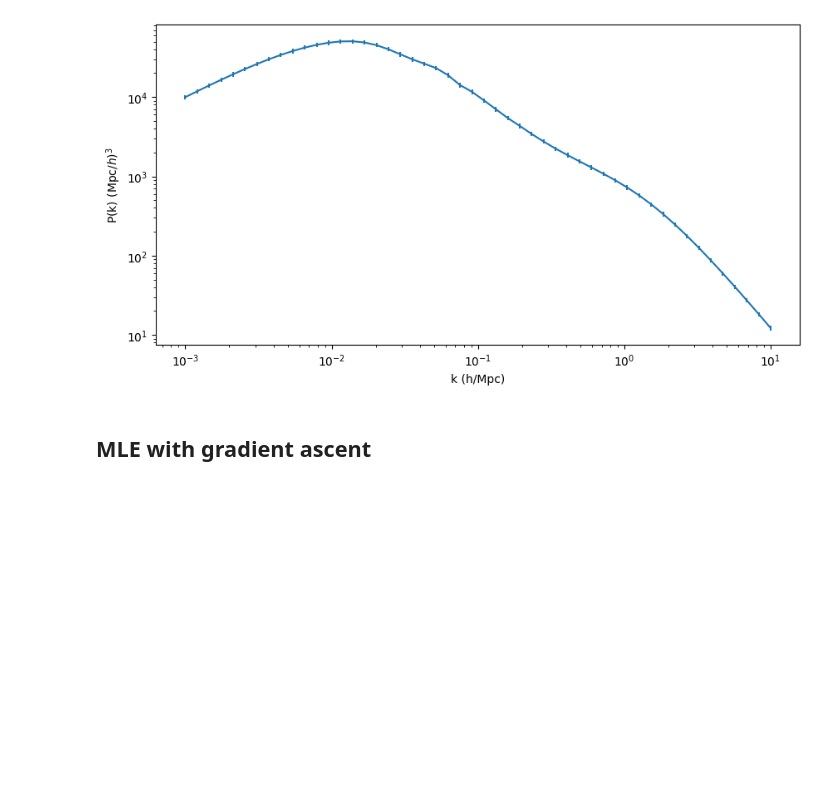
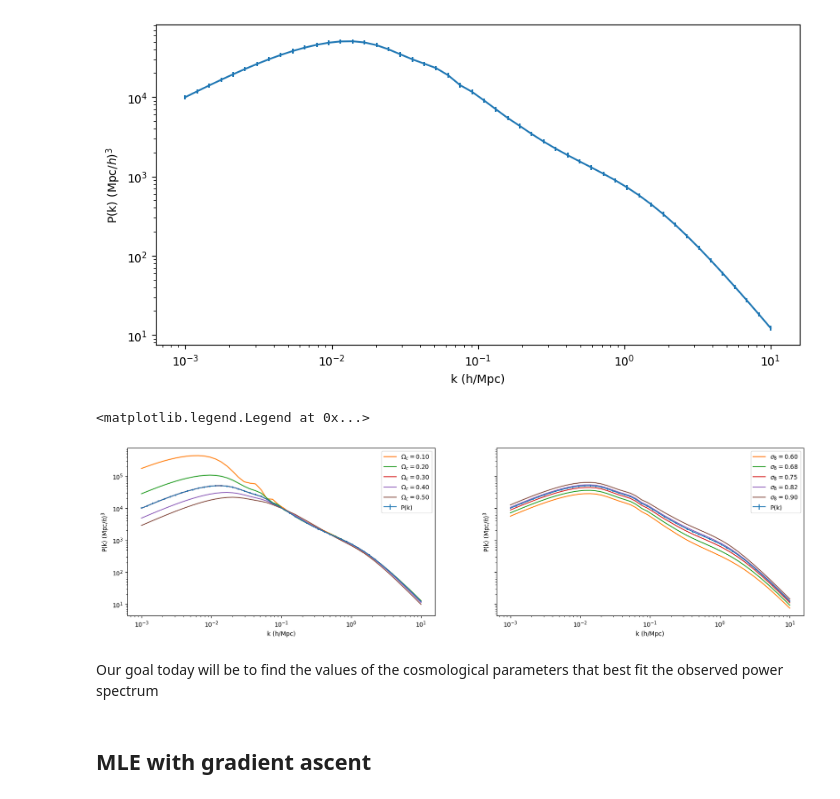
Before and after one commit to florpi/summer_school_generative, a Jupyter notebook: 1_variational_inference_with_jax.ipynb, the cells around one changed output. Saved outputs shown, nothing was run; the diff lists cells and outputs as text; code cells hidden in the pictures; blank space fills up the shorter version.

```diff
--- a/1_variational_inference_with_jax.ipynb
+++ b/1_variational_inference_with_jax.ipynb
@@ -96,6 +98,45 @@ plt.ylabel('P(k) $(\mathrm{Mpc}/h)^3$')
 # %% [output]
 Text(0, 0.5, 'P(k) $(\\mathrm{Mpc}/h)^3$')
 [figure]
+# %%
+# Let's show a couple of other power spectrum when varying two of the cosmological parameters: O_cdm and sigma8
+def get_power_spectrum(Omega_c, sigma8):
+    cosmo = Cosmology(
+        Omega_c=Omega_c,
+        Omega_b=Omega_b,
+        h=h,
+        sigma8 = sigma8,
+        n_s=n_s,
+        Omega_k=Omega_k,
+        w0=w0,
+        wa=wa,
+    )
+    return nonlinear_matter_power(cosmo, k/cosmo.h, a=1.0)/cosmo.h**3
+
+omega_c_varying = np.linspace(0.1, 0.5, 5)
+
+fig, ax = plt.subplots(figsize=[20,5], ncols=2, sharey=True, sharex=True)
+
+ax[0].errorbar(k, pk_obs, yerr=error_bars, label='P(k)')
+ax[1].errorbar(k, pk_obs, yerr=error_bars, label='P(k)')
+
+for oc in omega_c_varying:
+    ax[0].loglog(k, get_power_spectrum(oc,  sigma8), label=f'$\Omega_c={oc:.2f}$')
+ax[0].set_xlabel('k (h/Mpc)')
+ax[0].set_ylabel('P(k) $(\mathrm{Mpc}/h)^3$')
+ax[0].legend()
+
+sigma8_varying = np.linspace(0.6, 0.9, 5)
+for s8 in sigma8_varying:
+    ax[1].loglog(k, get_power_spectrum(Omega_c,  s8), label=f'$\sigma_8={s8:.2f}$')
+ax[1].set_xlabel('k (h/Mpc)')
+ax[1].set_ylabel('P(k) $(\mathrm{Mpc}/h)^3$')
+ax[1].legend()
+# %% [output]
+<matplotlib.legend.Legend at 0x...>
+[figure, added]
+# %% [markdown]
+Our goal today will be to find the values of the cosmological parameters that best fit the observed power spectrum
 # %% [markdown]
 ## MLE with gradient ascent
 # %% [markdown]
```
Also changed, not shown: parts of 8 cells of this notebook, 3 other files.
